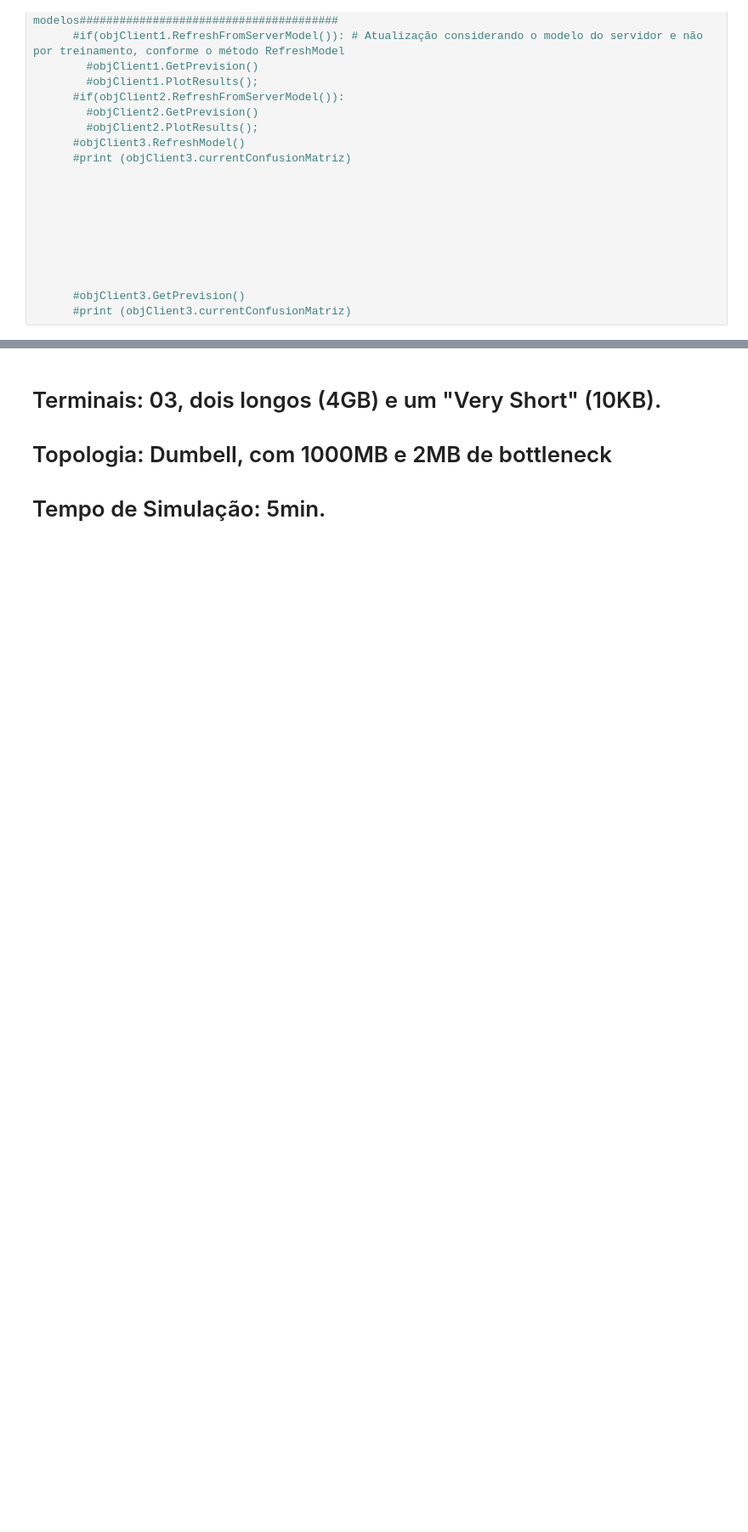
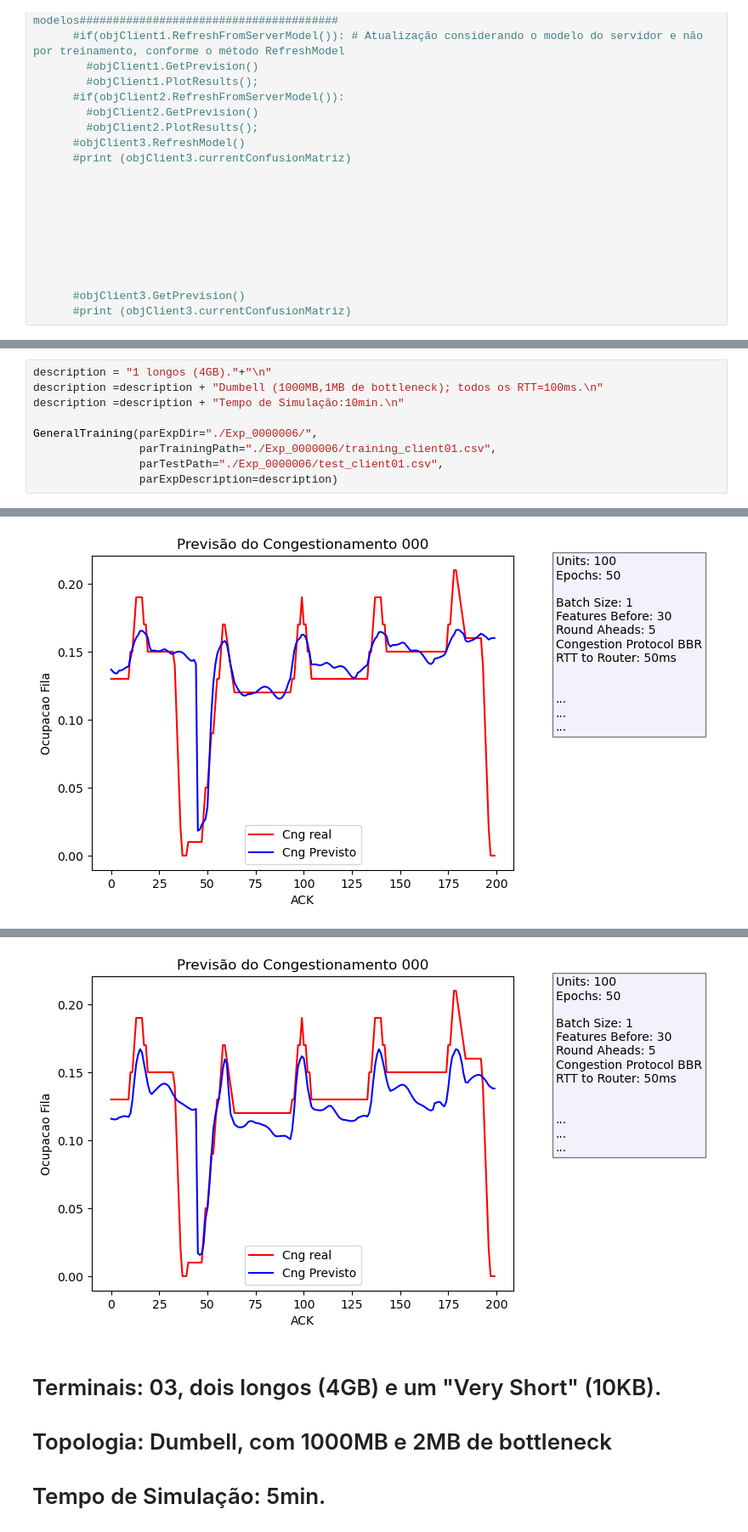
Before and after one commit to reisdout/FederatedColab, a Jupyter notebook: federated_network_5ACK.ipynb, the cells around one changed output, grey strips where cells are left out. Shown at 85% size. Cells and saved outputs as stored; diff of their text form; blank space fills up the shorter version.

```diff
--- a/federated_network_5ACK.ipynb
+++ b/federated_network_5ACK.ipynb
@@ -1244,0 +1249,10 @@ def GeneralTraining(parExpDir, parTrainingPath, parTestPath,parExpDescription):
+# %%
+description = "1 longos (4GB)."+"\n"
+description =description + "Dumbell (1000MB,1MB de bottleneck); todos os RTT=100ms.\n"
+description =description + "Tempo de Simulação:10min.\n"
+
+GeneralTraining(parExpDir="./Exp_0000006/",
+                parTrainingPath="./Exp_0000006/training_client01.csv",
+                parTestPath="./Exp_0000006/test_client01.csv",
+                parExpDescription=description)
+# %% [output]
@@ -1244,0 +1261 @@ def GeneralTraining(parExpDir, parTrainingPath, parTestPath,parExpDescription):
+[figure, added]
@@ -1245,3 +1264,4 @@ def GeneralTraining(parExpDir, parTrainingPath, parTestPath,parExpDescription):
+[figure, added]
 # %% [markdown]
 # Terminais: 03, dois longos (4GB) e um "Very Short" (10KB).
 # Topologia: Dumbell, com 1000MB e  2MB de bottleneck
```
Also changed, not shown: parts of 2 cells of this notebook, 10 other files.
